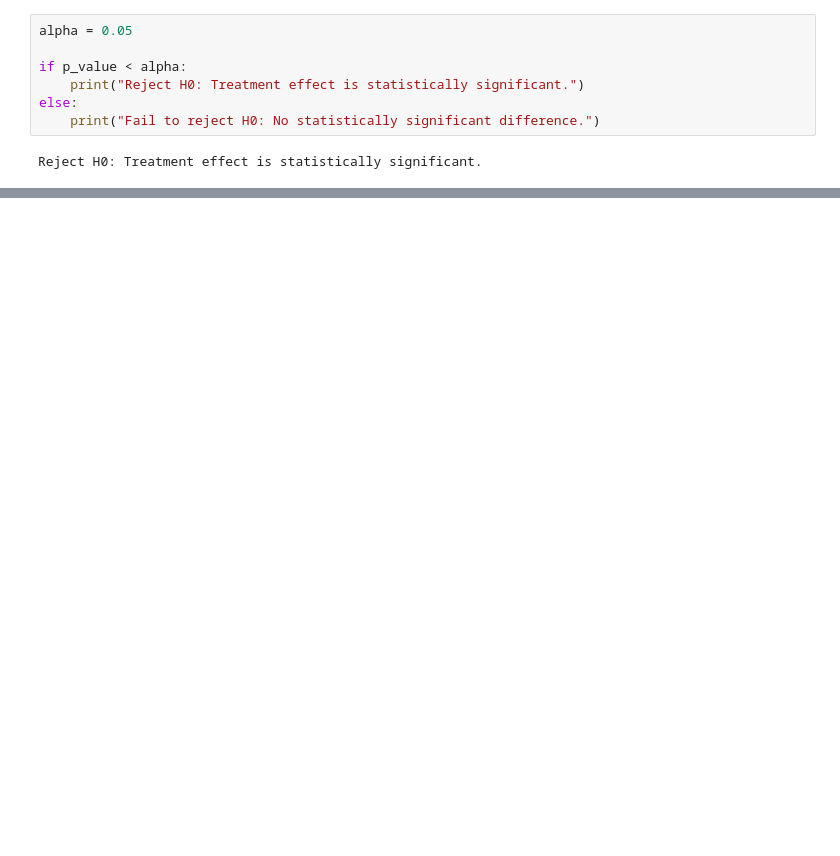
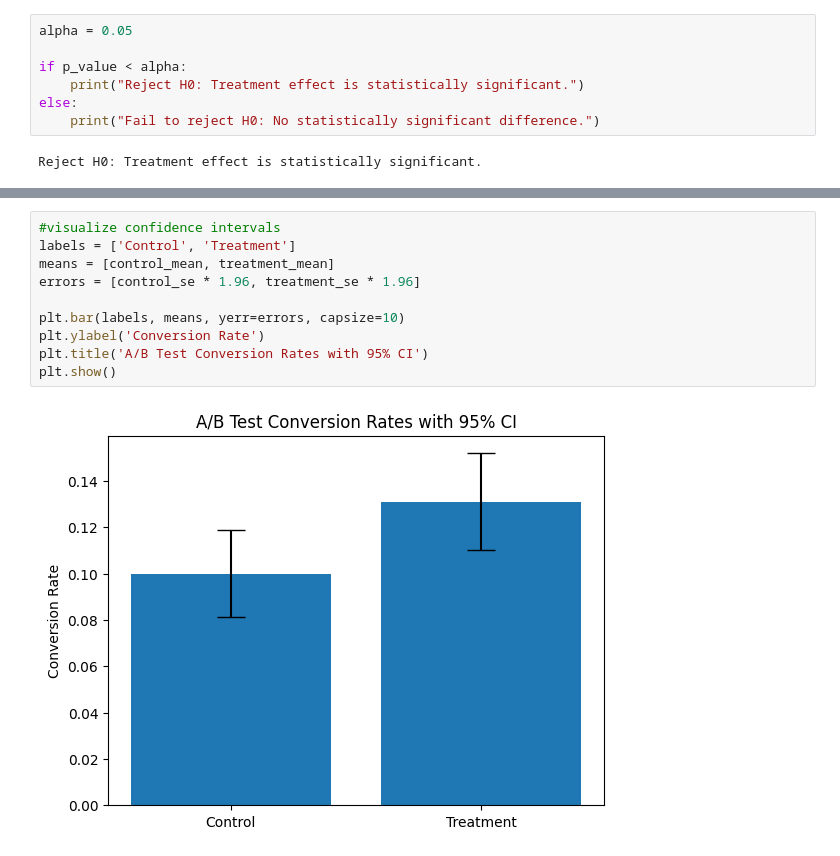
Before and after one commit to offbeatash/ab-testing-stat-engine, a Jupyter notebook: notebooks/ab_testing.ipynb, the cells around one changed output, grey strips where cells are left out. Cells and saved outputs as stored; diff of their text form; blank space fills up the shorter version.

```diff
--- a/notebooks/ab_testing.ipynb
+++ b/notebooks/ab_testing.ipynb
@@ -83,0 +100,12 @@ plt.show()
+# %%
+#visualize confidence intervals
+labels = ['Control', 'Treatment']
+means = [control_mean, treatment_mean]
+errors = [control_se * 1.96, treatment_se * 1.96]
+
+plt.bar(labels, means, yerr=errors, capsize=10)
+plt.ylabel('Conversion Rate')
+plt.title('A/B Test Conversion Rates with 95% CI')
+plt.show()
+# %% [output]
+[figure, added]
```
Also changed, not shown: parts of 8 cells of this notebook.
